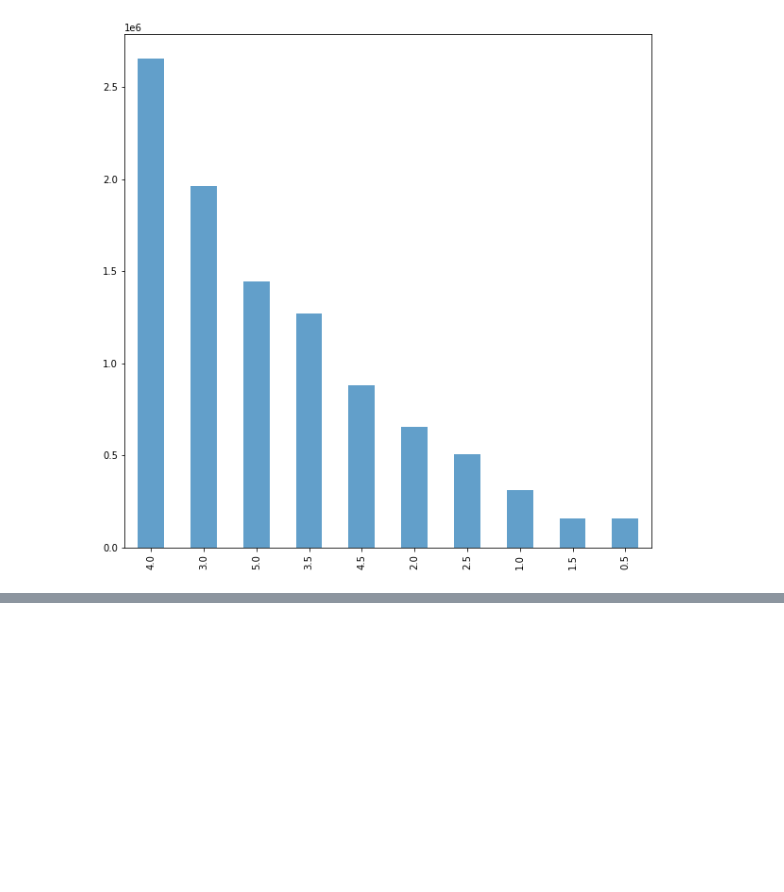
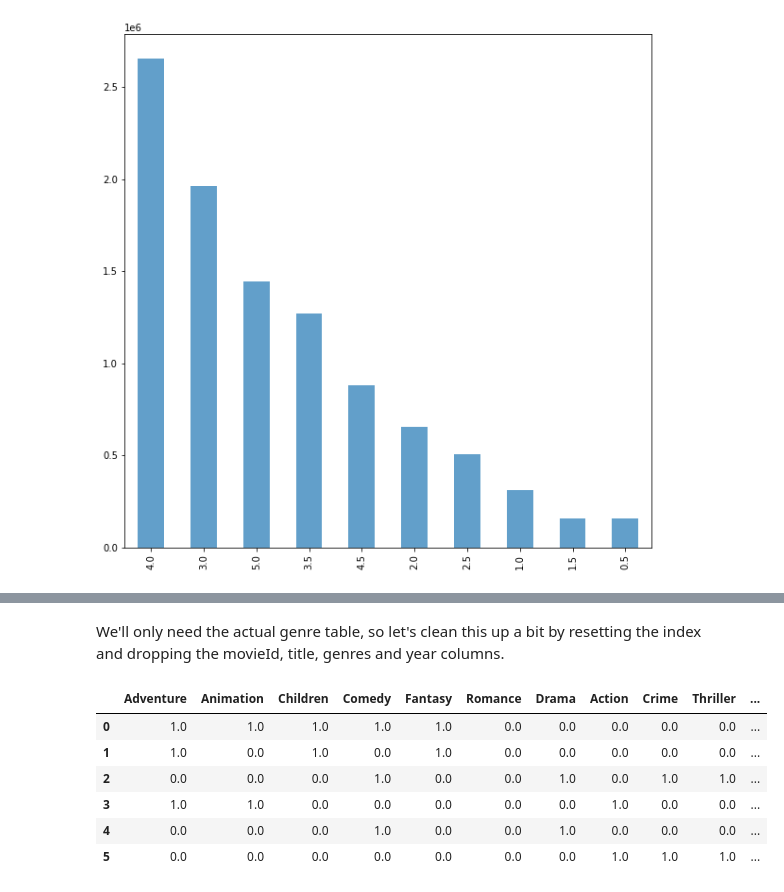
Before and after one commit to johnsiphiwe/unsupervised-predict-streamlit-template, a Jupyter notebook: Notebook.ipynb, the cells around one changed output, grey strips where cells are left out. Drawn from its saved outputs; the diff is of its cells as text; code cells hidden in the pictures; blank space fills up the shorter version.

```diff
--- a/Notebook.ipynb
+++ b/Notebook.ipynb
@@ -396,0 +585,16 @@ Turn lists of features into numerical representations
+# %% [markdown]
+We'll only need the actual genre table, so let's clean this up a bit by resetting the index and dropping the movieId, title, genres and year columns.
+# %%
+#Resetting the index to avoid future issues
+userMovies = userMovies.reset_index(drop=True)
+#Dropping unnecessary issues due to save memory and to avoid issues
+userGenreTable = userMovies.drop('movieId', 1).drop('title', 1).drop('genres', 1).drop('year', 1)
+userGenreTable
+# %% [output]
+|  | Adventure | Animation | Children | Comedy | Fantasy | Romance | Drama | Action | Crime | Thriller | ... |
+| 0 | 1.0 | 1.0 | 1.0 | 1.0 | 1.0 | 0.0 | 0.0 | 0.0 | 0.0 | 0.0 | ... |
+| 1 | 1.0 | 0.0 | 1.0 | 0.0 | 1.0 | 0.0 | 0.0 | 0.0 | 0.0 | 0.0 | ... |
+| 2 | 0.0 | 0.0 | 0.0 | 1.0 | 0.0 | 0.0 | 1.0 | 0.0 | 1.0 | 1.0 | ... |
+| 3 | 1.0 | 1.0 | 0.0 | 0.0 | 0.0 | 0.0 | 0.0 | 1.0 | 0.0 | 0.0 | ... |
+| 4 | 0.0 | 0.0 | 0.0 | 1.0 | 0.0 | 0.0 | 1.0 | 0.0 | 0.0 | 0.0 | ... |
+| 5 | 0.0 | 0.0 | 0.0 | 0.0 | 0.0 | 0.0 | 0.0 | 1.0 | 1.0 | 1.0 | ... |
```
Also changed, not shown: parts of 109 cells of this notebook.
